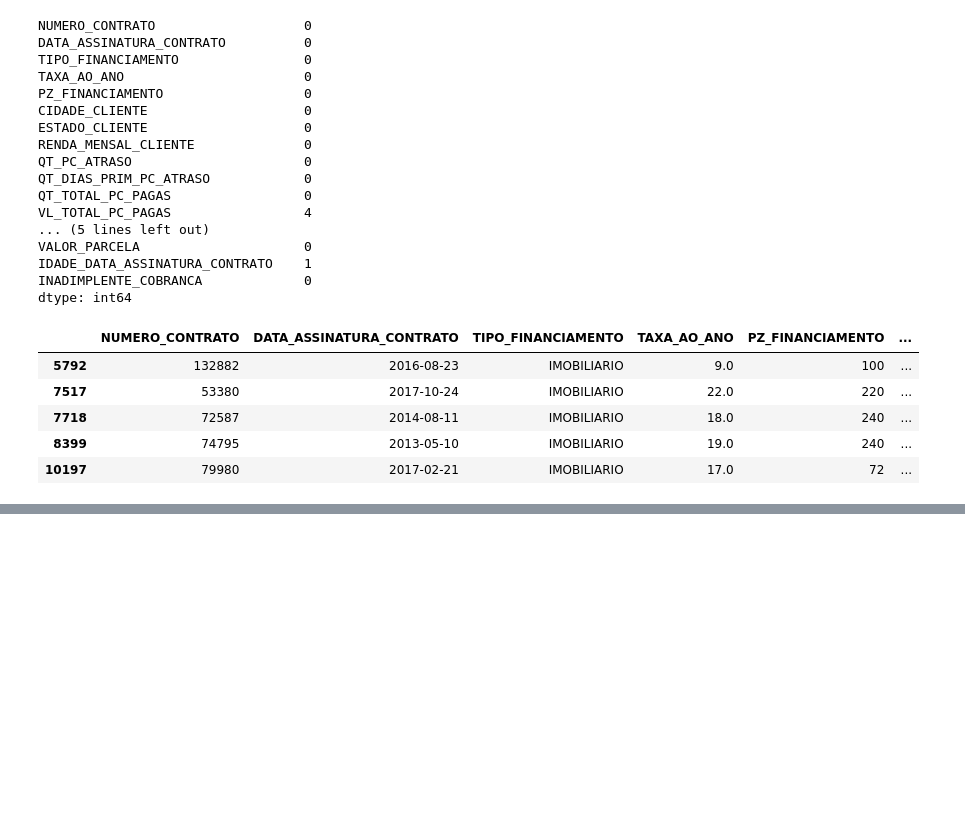
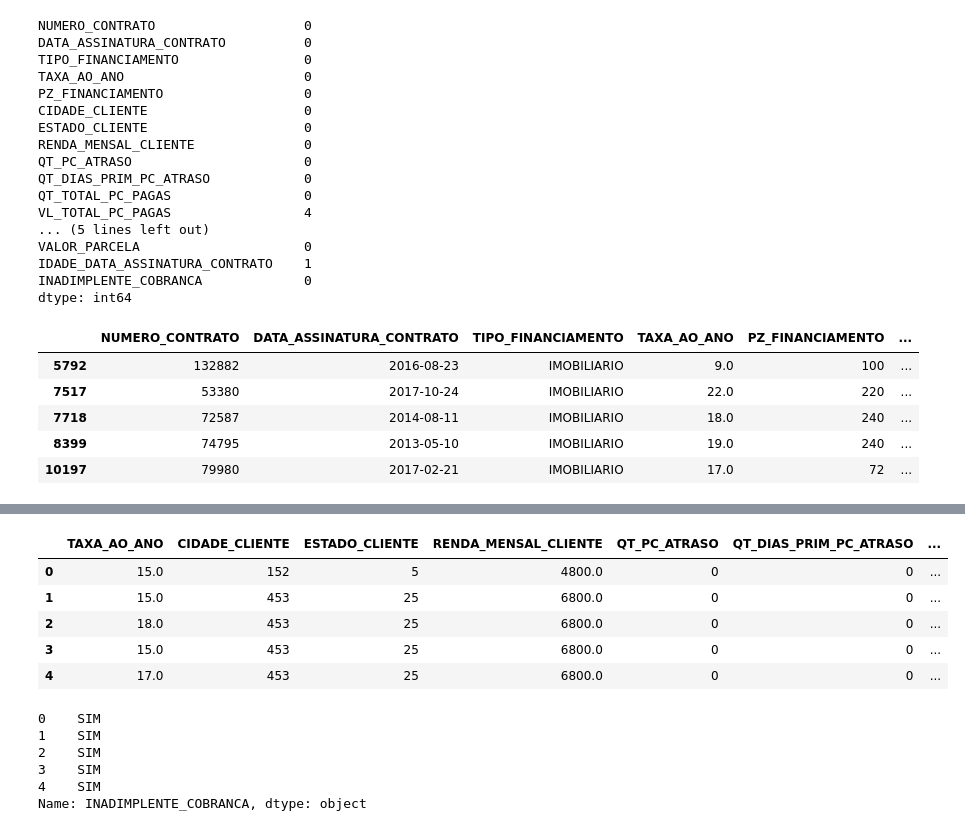
Before and after one commit to liscandeia/previsaoInadimplenciaCompleto, a Jupyter notebook: ada.ipynb, the cells around one changed output, grey strips where cells are left out. Drawn from its saved outputs; the diff is of its cells as text; code cells hidden in the pictures; blank space fills up the shorter version.

```diff
--- a/ada.ipynb
+++ b/ada.ipynb
@@ -105,0 +311,9 @@ dtype: int64
+# %%
+#carregar variaveis para plot
+#Entender as variaveis e identificar se necessita de tratamento de outilier
+variaveis_numericas = []
+for i in df_dados.columns[0:17].tolist():
+        if df_dados.dtypes[i] == 'int64' or df_dados.dtypes[i] == 'float64':
+            variaveis_numericas.append(i)
+
+variaveis_numericas
@@ -105,0 +361,8 @@ dtype: int64
+# %%
+# Colocamos o SLICE até 16 porque NÃO precisamos fazer OneHotEncoding para variavel TARGET
+variaveis_categoricas = []
+for i in df_dados.columns[0:16].tolist():
+        if df_dados.dtypes[i] == 'object' or df_dados.dtypes[i] == 'category':
+            variaveis_categoricas.append(i)
+
+variaveis_categoricas
@@ -105,0 +374,8 @@ dtype: int64
+# %%
+# Cria o encoder e aplica OneHotEncoder
+lb = LabelEncoder()
+
+for var in variaveis_categoricas:
+    df_dados[var] = lb.fit_transform(df_dados[var])
+
+df_dados.info()
@@ -105,0 +400,21 @@ dtype: int64
+# %%
+#Separar variaveis preditoras e target
+PREDITORAS = df_dados.iloc[:, 0:15]
+TARGET = df_dados.iloc[:, 16]
+PREDITORAS.head()
+# %% [output]
+|  | TAXA_AO_ANO | CIDADE_CLIENTE | ESTADO_CLIENTE | RENDA_MENSAL_CLIENTE | QT_PC_ATRASO | QT_DIAS_PRIM_PC_ATRASO | ... |
+| 0 | 15.0 | 152 | 5 | 4800.0 | 0 | 0 | ... |
+| 1 | 15.0 | 453 | 25 | 6800.0 | 0 | 0 | ... |
+| 2 | 18.0 | 453 | 25 | 6800.0 | 0 | 0 | ... |
+| 3 | 15.0 | 453 | 25 | 6800.0 | 0 | 0 | ... |
+| 4 | 17.0 | 453 | 25 | 6800.0 | 0 | 0 | ... |
+# %%
+TARGET.head()
+# %% [output]
+0    SIM
+1    SIM
+2    SIM
+3    SIM
+4    SIM
+Name: INADIMPLENTE_COBRANCA, dtype: object
```
Also changed, not shown: parts of 22 cells of this notebook, 4 other files.
